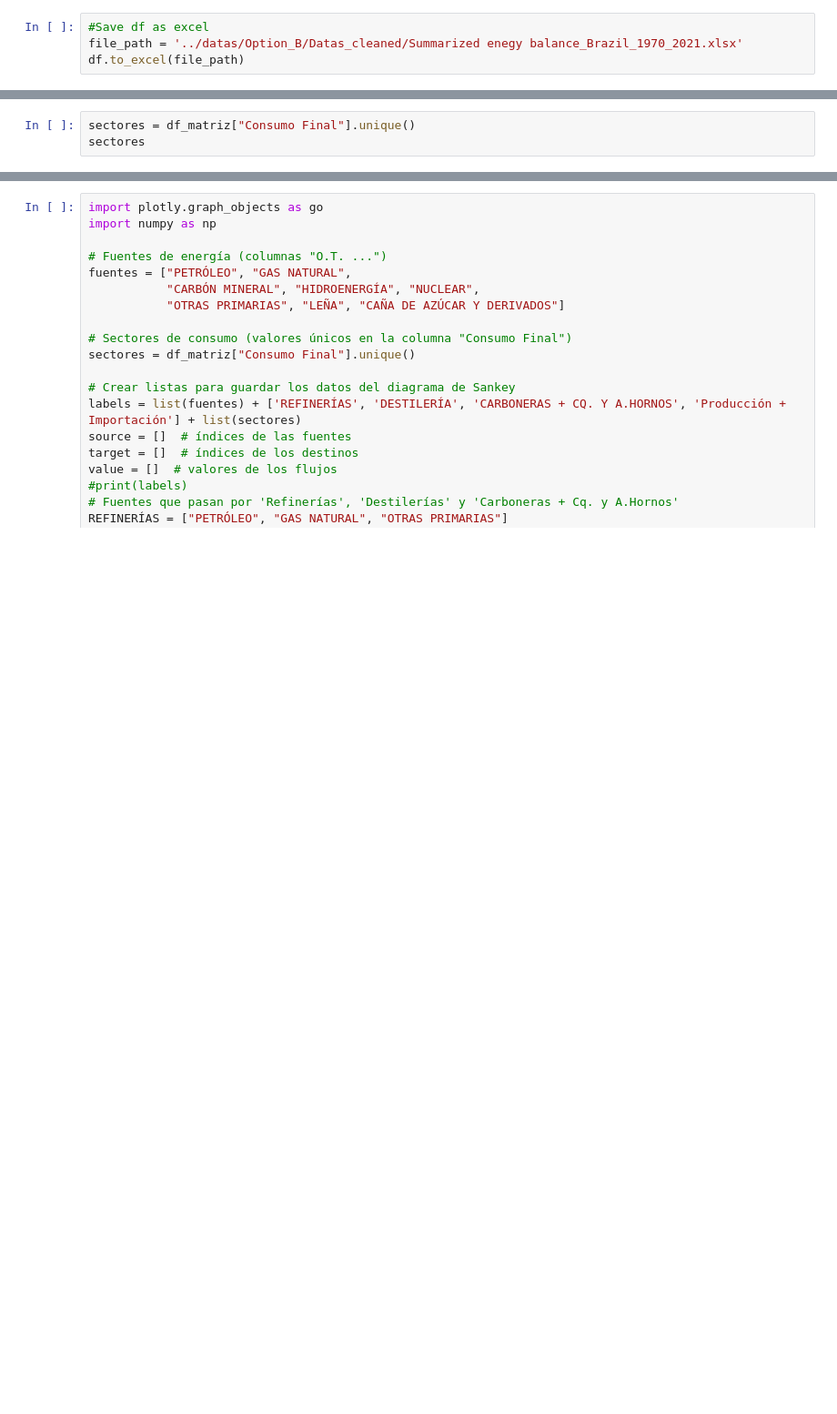
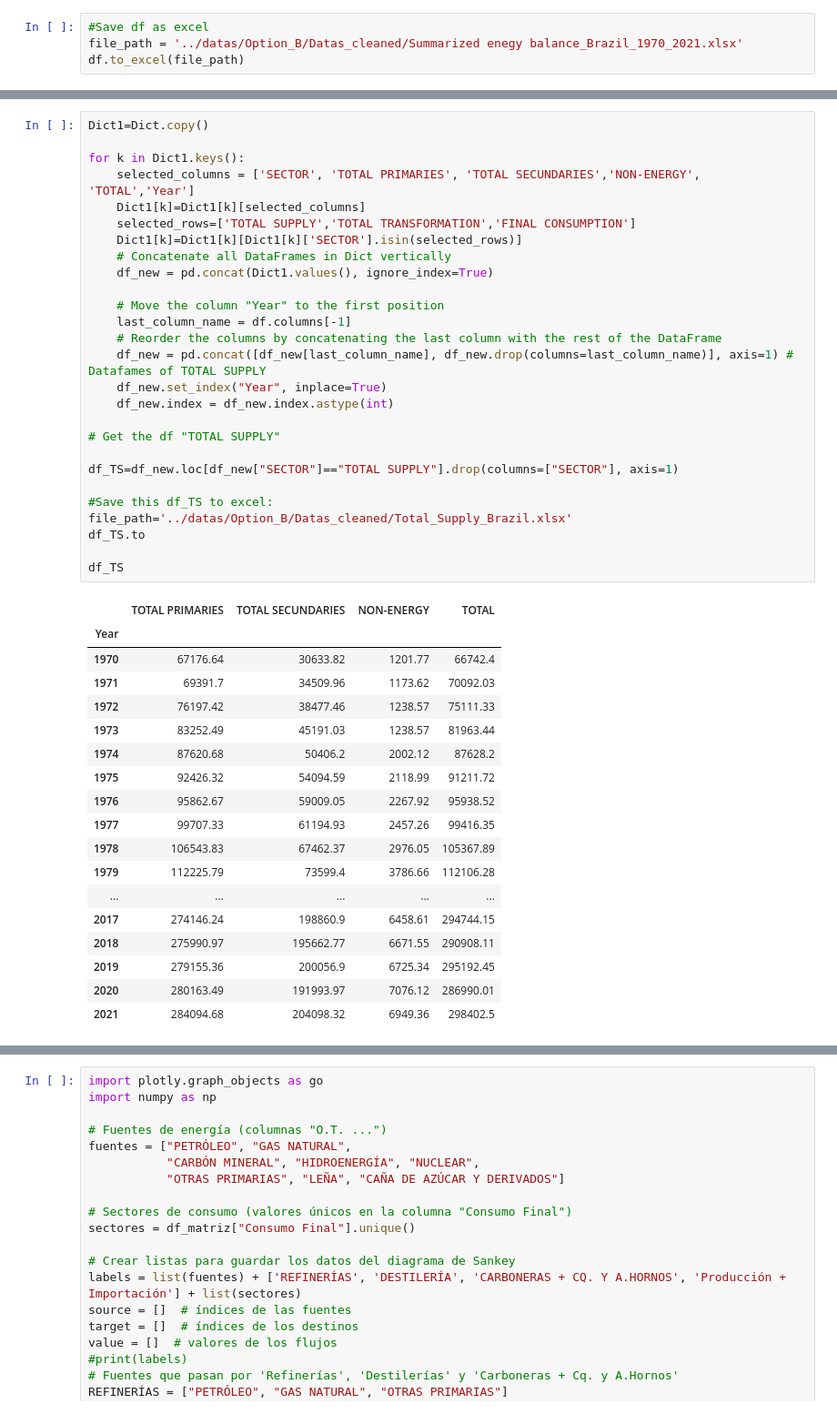
Before and after one commit to abominguez/TFM, a Jupyter notebook: codes/TFM_Ruth_Nam.ipynb, the cells around one changed output, grey strips where cells are left out. Shown at 91% size. Drawn from its saved outputs; the diff is of its cells as text; blank space fills up the shorter version.

```diff
--- a/codes/TFM_Ruth_Nam.ipynb
+++ b/codes/TFM_Ruth_Nam.ipynb
@@ -114,3 +162,46 @@ dict_keys(['1970', '1971', '1972', '1973', '1974', '1975', '1976', '1977', '1978
-# %%
-sectores = df_matriz["Consumo Final"].unique()
-sectores
+# %%
+Dict1=Dict.copy()
+
+for k in Dict1.keys():
+    selected_columns = ['SECTOR', 'TOTAL PRIMARIES', 'TOTAL SECUNDARIES','NON-ENERGY', 'TOTAL','Year']
+    Dict1[k]=Dict1[k][selected_columns]
+    selected_rows=['TOTAL SUPPLY','TOTAL TRANSFORMATION','FINAL CONSUMPTION']
+    Dict1[k]=Dict1[k][Dict1[k]['SECTOR'].isin(selected_rows)]
+    # Concatenate all DataFrames in Dict vertically
+    df_new = pd.concat(Dict1.values(), ignore_index=True)
+
+    # Move the column "Year" to the first position
+    last_column_name = df.columns[-1]
+    # Reorder the columns by concatenating the last column with the rest of the DataFrame
+    df_new = pd.concat([df_new[last_column_name], df_new.drop(columns=last_column_name)], axis=1) # Datafames of TOTAL SUPPLY
+    df_new.set_index("Year", inplace=True)
+    df_new.index = df_new.index.astype(int)
+
+# Get the df "TOTAL SUPPLY"
+
+df_TS=df_new.loc[df_new["SECTOR"]=="TOTAL SUPPLY"].drop(columns=["SECTOR"], axis=1)
+
+#Save this df_TS to excel:
+file_path='../datas/Option_B/Datas_cleaned/Total_Supply_Brazil.xlsx'
+df_TS.to
+
+df_TS
+# %% [output]
+|  | TOTAL PRIMARIES | TOTAL SECUNDARIES | NON-ENERGY | TOTAL |
+| Year |  |  |  |  |
+| 1970 | 67176.64 | 30633.82 | 1201.77 | 66742.4 |
+| 1971 | 69391.7 | 34509.96 | 1173.62 | 70092.03 |
+| 1972 | 76197.42 | 38477.46 | 1238.57 | 75111.33 |
+| 1973 | 83252.49 | 45191.03 | 1238.57 | 81963.44 |
+| 1974 | 87620.68 | 50406.2 | 2002.12 | 87628.2 |
+| 1975 | 92426.32 | 54094.59 | 2118.99 | 91211.72 |
+| 1976 | 95862.67 | 59009.05 | 2267.92 | 95938.52 |
+| 1977 | 99707.33 | 61194.93 | 2457.26 | 99416.35 |
+| 1978 | 106543.83 | 67462.37 | 2976.05 | 105367.89 |
+| 1979 | 112225.79 | 73599.4 | 3786.66 | 112106.28 |
+| ... | ... | ... | ... | ... |
+| 2017 | 274146.24 | 198860.9 | 6458.61 | 294744.15 |
+| 2018 | 275990.97 | 195662.77 | 6671.55 | 290908.11 |
+| 2019 | 279155.36 | 200056.9 | 6725.34 | 295192.45 |
+| 2020 | 280163.49 | 191993.97 | 7076.12 | 286990.01 |
+| 2021 | 284094.68 | 204098.32 | 6949.36 | 298402.5 |
```
Also changed, not shown: parts of 6 cells of this notebook, 3 other files.
